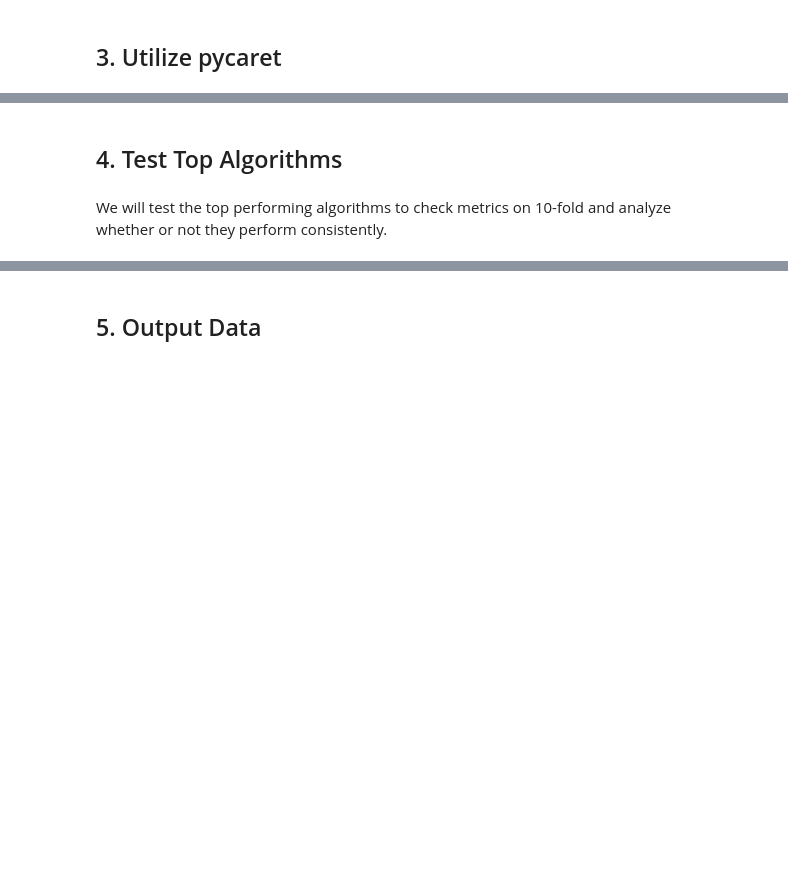
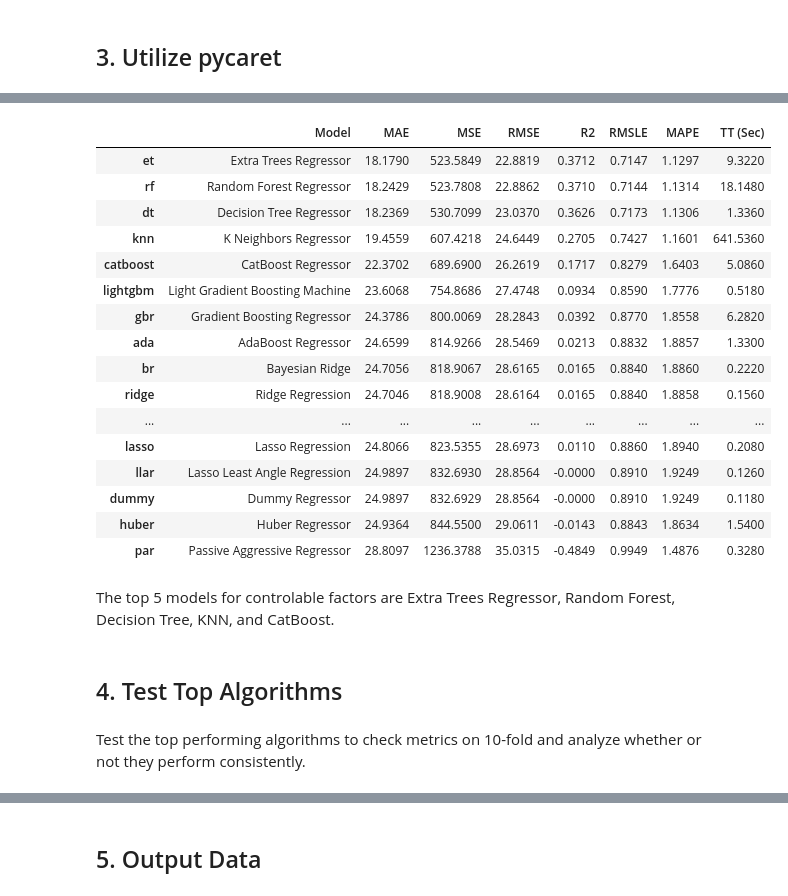
Before and after one commit to chase-weber/Billboard-Top-10-Prediction, a Jupyter notebook: 3. Preprocessing and Training.ipynb, the cells around one changed output, grey strips where cells are left out. Drawn from its saved outputs; the diff is of its cells as text; code cells hidden in the pictures; blank space fills up the shorter version.

```diff
--- a/3. Preprocessing and Training.ipynb
+++ b/3. Preprocessing and Training.ipynb
@@ -179,0 +210,4 @@ The top 5 models based on MSE, RMSE, and R2 are Light Gradient Boosting Machine,
+# %%
+# Evaluate and compare models
+best = compare_models(fold = 5, n_select = 5)
+# %% [output]
@@ -180,4 +215,23 @@ The top 5 models based on MSE, RMSE, and R2 are Light Gradient Boosting Machine,
+|  | Model | MAE | MSE | RMSE | R2 | RMSLE | MAPE | TT (Sec) |
+| et | Extra Trees Regressor | 18.1790 | 523.5849 | 22.8819 | 0.3712 | 0.7147 | 1.1297 | 9.3220 |
+| rf | Random Forest Regressor | 18.2429 | 523.7808 | 22.8862 | 0.3710 | 0.7144 | 1.1314 | 18.1480 |
+| dt | Decision Tree Regressor | 18.2369 | 530.7099 | 23.0370 | 0.3626 | 0.7173 | 1.1306 | 1.3360 |
+| knn | K Neighbors Regressor | 19.4559 | 607.4218 | 24.6449 | 0.2705 | 0.7427 | 1.1601 | 641.5360 |
+| catboost | CatBoost Regressor | 22.3702 | 689.6900 | 26.2619 | 0.1717 | 0.8279 | 1.6403 | 5.0860 |
+| lightgbm | Light Gradient Boosting Machine | 23.6068 | 754.8686 | 27.4748 | 0.0934 | 0.8590 | 1.7776 | 0.5180 |
+| gbr | Gradient Boosting Regressor | 24.3786 | 800.0069 | 28.2843 | 0.0392 | 0.8770 | 1.8558 | 6.2820 |
+| ada | AdaBoost Regressor | 24.6599 | 814.9266 | 28.5469 | 0.0213 | 0.8832 | 1.8857 | 1.3300 |
+| br | Bayesian Ridge | 24.7056 | 818.9067 | 28.6165 | 0.0165 | 0.8840 | 1.8860 | 0.2220 |
+| ridge | Ridge Regression | 24.7046 | 818.9008 | 28.6164 | 0.0165 | 0.8840 | 1.8858 | 0.1560 |
+| ... | ... | ... | ... | ... | ... | ... | ... | ... |
+| lasso | Lasso Regression | 24.8066 | 823.5355 | 28.6973 | 0.0110 | 0.8860 | 1.8940 | 0.2080 |
+| llar | Lasso Least Angle Regression | 24.9897 | 832.6930 | 28.8564 | -0.0000 | 0.8910 | 1.9249 | 0.1260 |
+| dummy | Dummy Regressor | 24.9897 | 832.6929 | 28.8564 | -0.0000 | 0.8910 | 1.9249 | 0.1180 |
+| huber | Huber Regressor | 24.9364 | 844.5500 | 29.0611 | -0.0143 | 0.8843 | 1.8634 | 1.5400 |
+| par | Passive Aggressive Regressor | 28.8097 | 1236.3788 | 35.0315 | -0.4849 | 0.9949 | 1.4876 | 0.3280 |
+# %% [markdown]
+The top 5 models for controlable factors are Extra Trees Regressor, Random Forest, Decision Tree, KNN, and CatBoost.
 # %% [markdown]
 ## 4. Test Top Algorithms
 # %% [markdown]
-We will test the top performing algorithms to check metrics on 10-fold and analyze whether or not they perform consistently.
+Test the top performing algorithms to check metrics on 10-fold and analyze whether or not they perform consistently.
```
Also changed, not shown: parts of 30 cells of this notebook.
